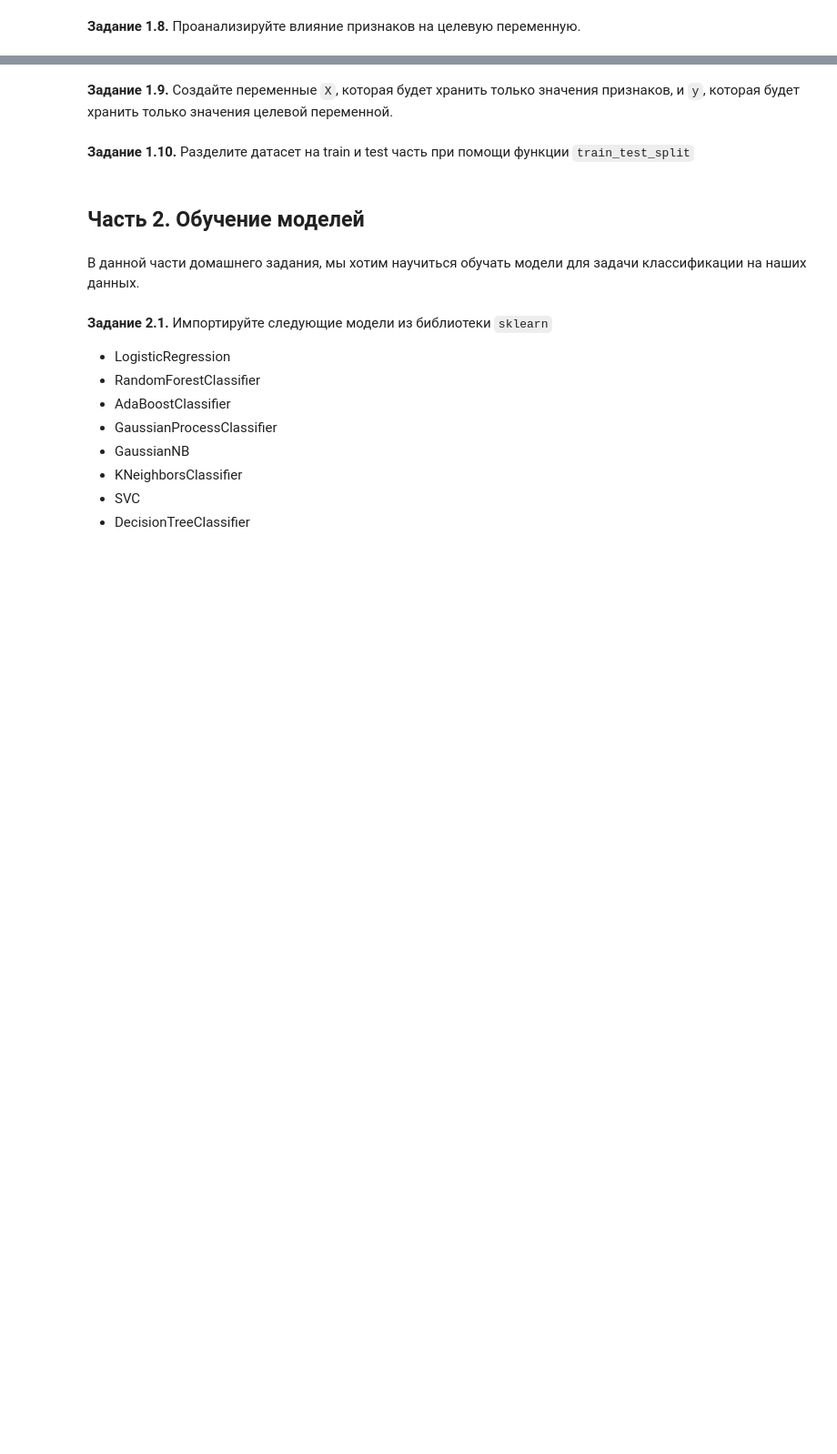
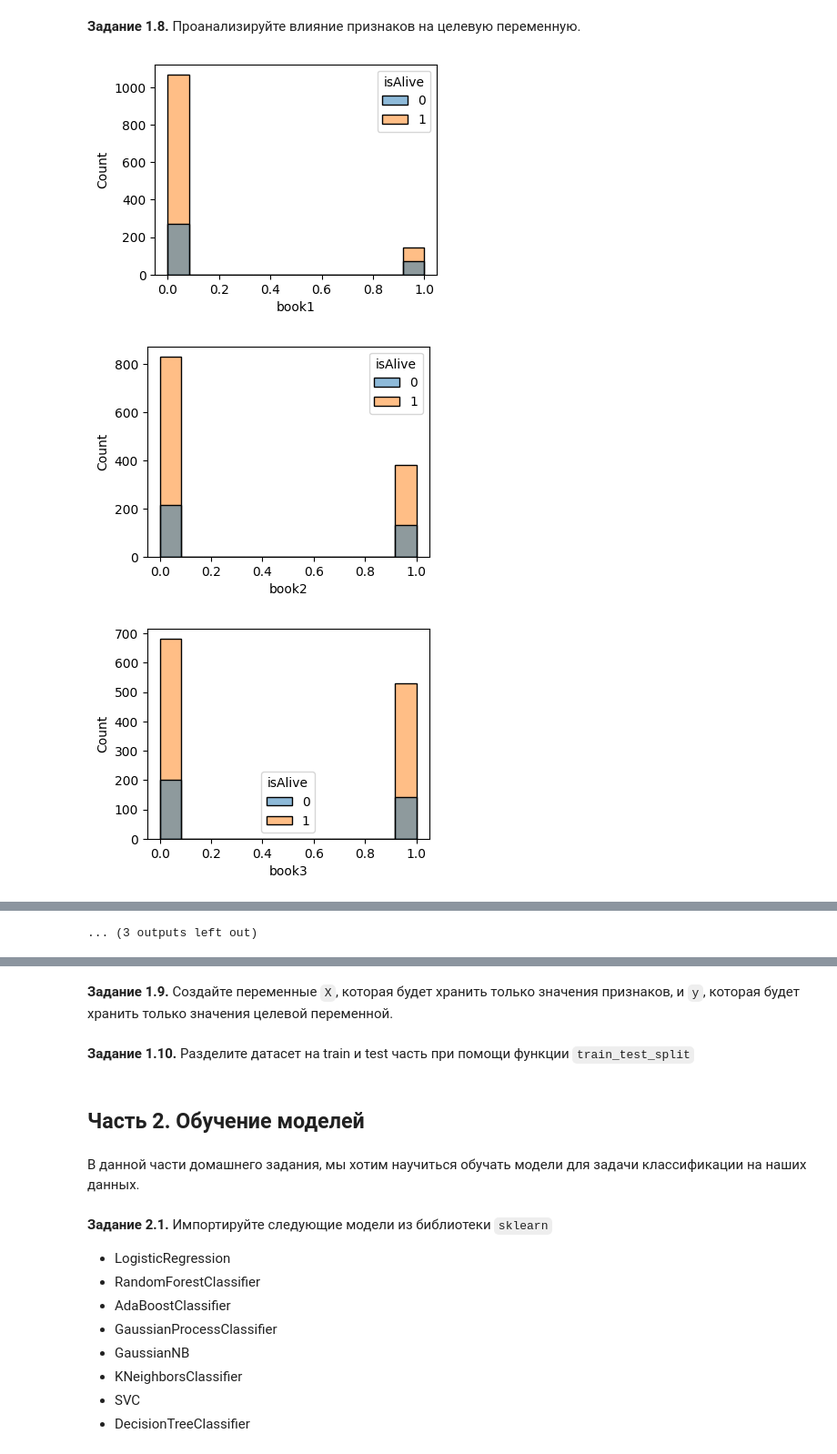
Before and after one commit to pelicandl/genre-classification, a Jupyter notebook: week_01_ml_intro/Homework/hw_1_game_of_thrones.ipynb, the cells around one changed output, grey strips where cells are left out. Shown: that part at 91% size. Saved outputs shown, nothing was run; the diff lists cells and outputs as text; code cells hidden in the pictures; blank space fills up the shorter version.

```diff
--- a/week_01_ml_intro/Homework/hw_1_game_of_thrones.ipynb
+++ b/week_01_ml_intro/Homework/hw_1_game_of_thrones.ipynb
@@ -185,5 +194,3 @@ data = data.with_columns(
 )
 # %% [markdown]
 **Задание 1.5.** Проанализируйте, какие столбцы являются существенными и влияют на предсказание, а какие нет. Удалите ненужные столбцы по вашему мнению.
-# %%
-data.drop(columns=[...], inplace = True)
@@ -203,0 +241,25 @@ data.drop(columns=[...], inplace = True)
+# %%
+cat_features = [  # уберу все culture_..., а то и так много фичей
+  'book1',
+  'book2',
+  'book3',
+  'book4',
+  'book5',
+  'isAliveMother',
+  'isAliveFather',
+  'isAliveHeir',
+  'isAliveSpouse',
+  'isMarried',
+  'isNoble',
+  'isPopular',
+  'boolDeadRelations',
+  "male"
+]
+# %%
+for cat_feature in cat_features:
+  plt.figure(figsize=(4, 3))
+  sns.histplot(data=data, x=cat_feature, hue="isAlive")
+# %% [output]
+[figure, added]
+[figure, added]
+[figure, added]
@@ -203,0 +275 @@ data.drop(columns=[...], inplace = True)
+... (3 outputs left out)
```
Also changed, not shown: parts of 27 cells of this notebook.
